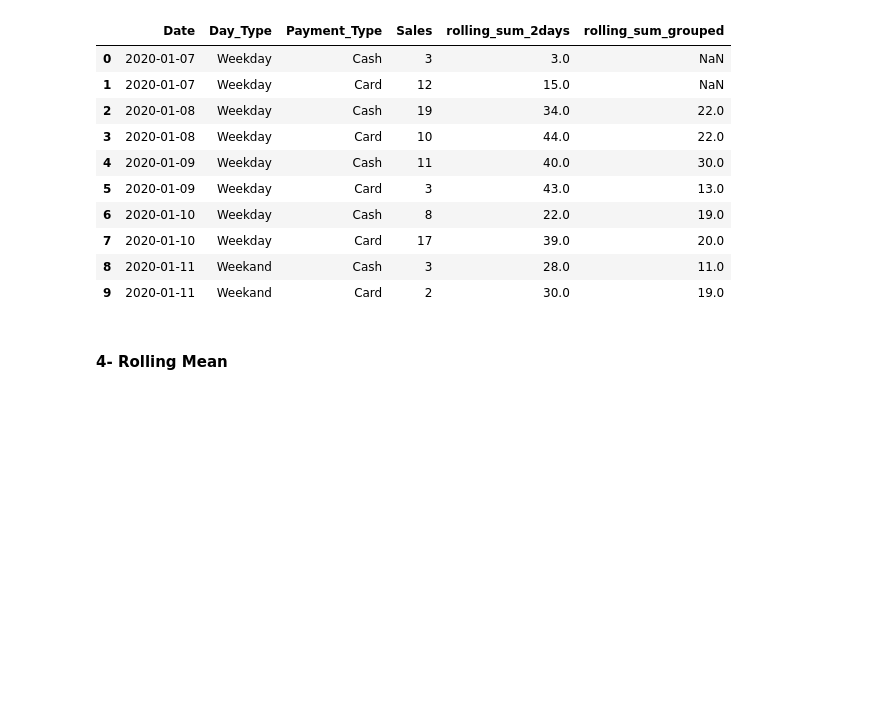
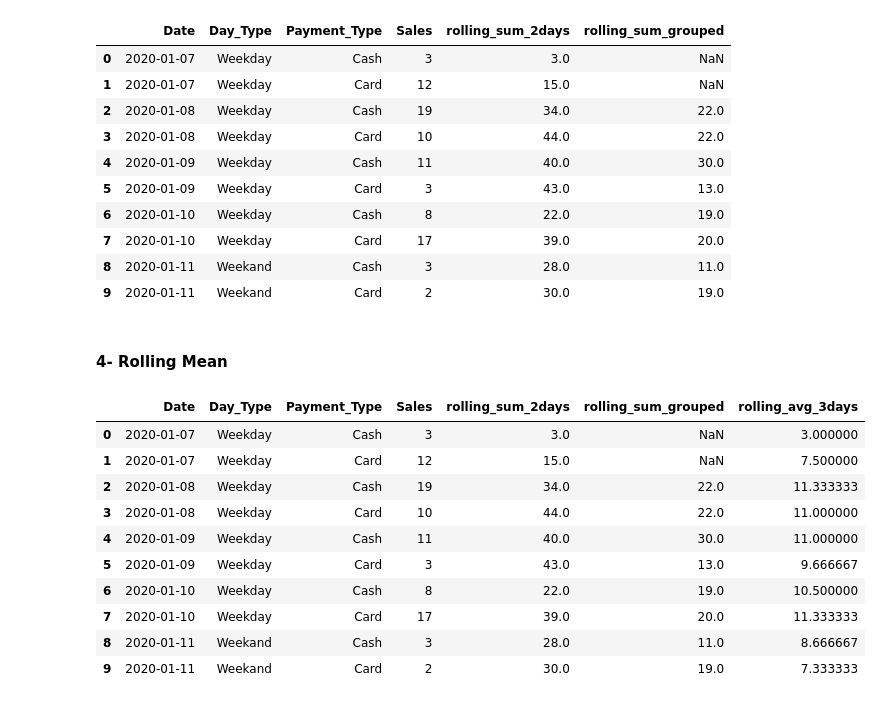
Before and after one commit to firatolcum/Codecademy_Data_Analytics_Course, a Jupyter notebook: Python Pandas For Data Science/A Guide to Rolling Window Features in Pandas.ipynb, the cells around one changed output. Cells and saved outputs as stored; diff of their text form; code cells hidden in the pictures; blank space fills up the shorter version.

```diff
--- a/Python Pandas For Data Science/A Guide to Rolling Window Features in Pandas.ipynb
+++ b/Python Pandas For Data Science/A Guide to Rolling Window Features in Pandas.ipynb
@@ -125,0 +128,14 @@ df.head(10)
+# %%
+df.head(10)
+# %% [output]
+|  | Date | Day_Type | Payment_Type | Sales | rolling_sum_2days | rolling_sum_grouped | rolling_avg_3days |
+| 0 | 2020-01-07 | Weekday | Cash | 3 | 3.0 | NaN | 3.000000 |
+| 1 | 2020-01-07 | Weekday | Card | 12 | 15.0 | NaN | 7.500000 |
+| 2 | 2020-01-08 | Weekday | Cash | 19 | 34.0 | 22.0 | 11.333333 |
+| 3 | 2020-01-08 | Weekday | Card | 10 | 44.0 | 22.0 | 11.000000 |
+| 4 | 2020-01-09 | Weekday | Cash | 11 | 40.0 | 30.0 | 11.000000 |
+| 5 | 2020-01-09 | Weekday | Card | 3 | 43.0 | 13.0 | 9.666667 |
+| 6 | 2020-01-10 | Weekday | Cash | 8 | 22.0 | 19.0 | 10.500000 |
+| 7 | 2020-01-10 | Weekday | Card | 17 | 39.0 | 20.0 | 11.333333 |
+| 8 | 2020-01-11 | Weekand | Cash | 3 | 28.0 | 11.0 | 8.666667 |
+| 9 | 2020-01-11 | Weekand | Card | 2 | 30.0 | 19.0 | 7.333333 |
```
Also changed, not shown: parts of 3 cells of this notebook.
